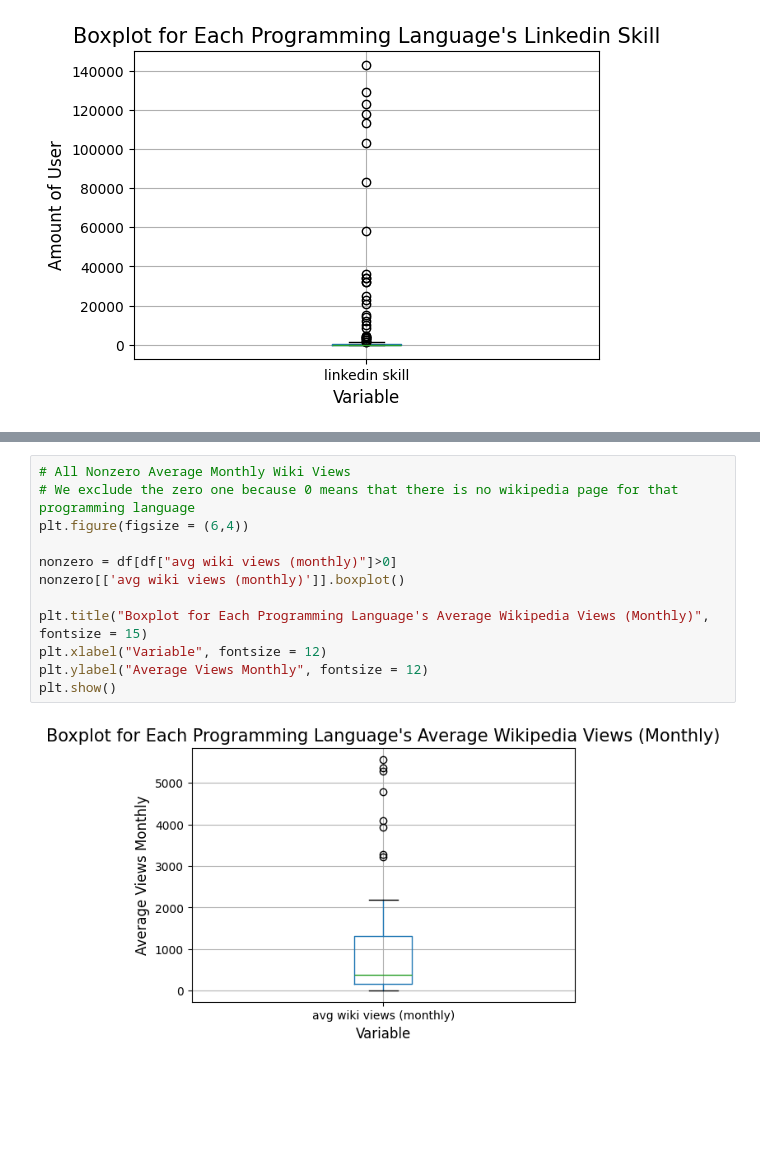
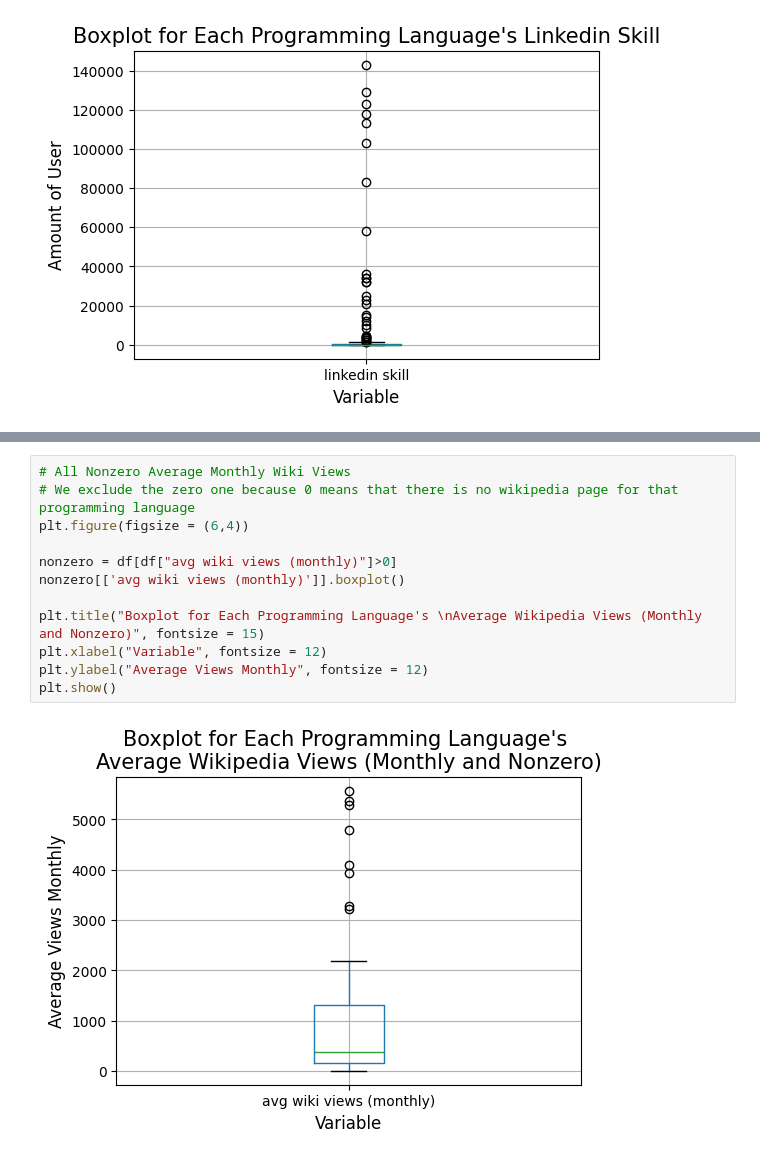
Before and after one commit to Ella-Raputri/FoDS-FinalProject, a Jupyter notebook: EDA/plot1.ipynb, the cells around one changed output, grey strips where cells are left out. Drawn from its saved outputs; the diff is of its cells as text; blank space fills up the shorter version.

```diff
--- a/EDA/plot1.ipynb
+++ b/EDA/plot1.ipynb
@@ -103,17 +103,17 @@ plt.show()
 # %%
 # All Nonzero Average Monthly Wiki Views
 # We exclude the zero one because 0 means that there is no wikipedia page for that programming language
 plt.figure(figsize = (6,4))
 
 nonzero = df[df["avg wiki views (monthly)"]>0]
 nonzero[['avg wiki views (monthly)']].boxplot()
 
-plt.title("Boxplot for Each Programming Language's Average Wikipedia Views (Monthly)", fontsize = 15)
+plt.title("Boxplot for Each Programming Language's \nAverage Wikipedia Views (Monthly and Nonzero)", fontsize = 15)
 plt.xlabel("Variable", fontsize = 12)
 plt.ylabel("Average Views Monthly", fontsize = 12)
 plt.show()
 # %% [output]
-[figure, old version]
+[figure, new version]
 # %%
 # All GitHub User Count
 
```
Also changed, not shown: parts of 11 cells of this notebook, 6 other files.
